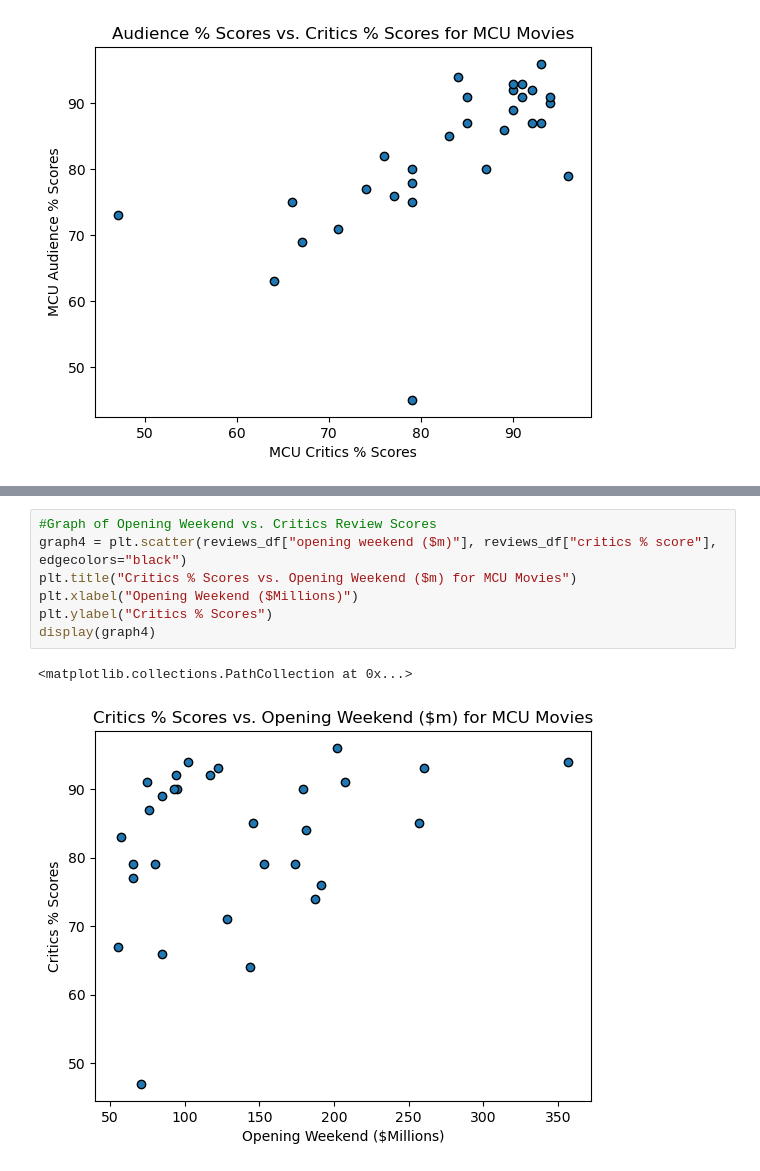
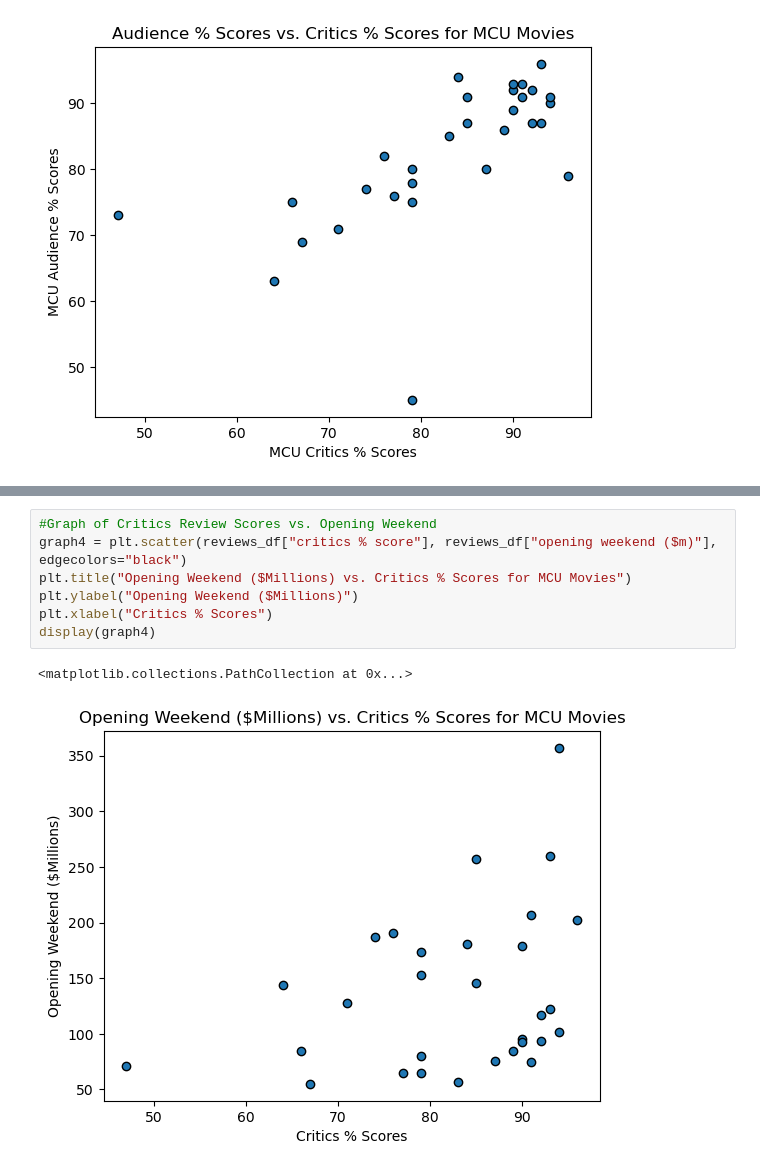
Before and after one commit to jdyiga10/project1-2023, a Jupyter notebook: andrew_work.ipynb, the cells around one changed output, grey strips where cells are left out. Drawn from its saved outputs; the diff is of its cells as text.

Commit message:
graphs 2.0

```diff
--- a/andrew_work.ipynb
+++ b/andrew_work.ipynb
@@ -144,11 +143,11 @@ display(graph3)
 # %%
-#Graph of Opening Weekend vs. Critics Review Scores
-graph4 = plt.scatter(reviews_df["opening weekend ($m)"], reviews_df["critics % score"], edgecolors="black")
-plt.title("Critics % Scores vs. Opening Weekend ($m) for MCU Movies")
-plt.xlabel("Opening Weekend ($Millions)")
-plt.ylabel("Critics % Scores")
+#Graph of Critics Review Scores vs. Opening Weekend
+graph4 = plt.scatter(reviews_df["critics % score"], reviews_df["opening weekend ($m)"], edgecolors="black")
+plt.title("Opening Weekend ($Millions) vs. Critics % Scores for MCU Movies")
+plt.ylabel("Opening Weekend ($Millions)")
+plt.xlabel("Critics % Scores")
 display(graph4)
 # %% [output]
 <matplotlib.collections.PathCollection at 0x...>
-[figure, old version]
+[figure, new version]
 # %%
```
Also changed, not shown: parts of 4 cells of this notebook.
